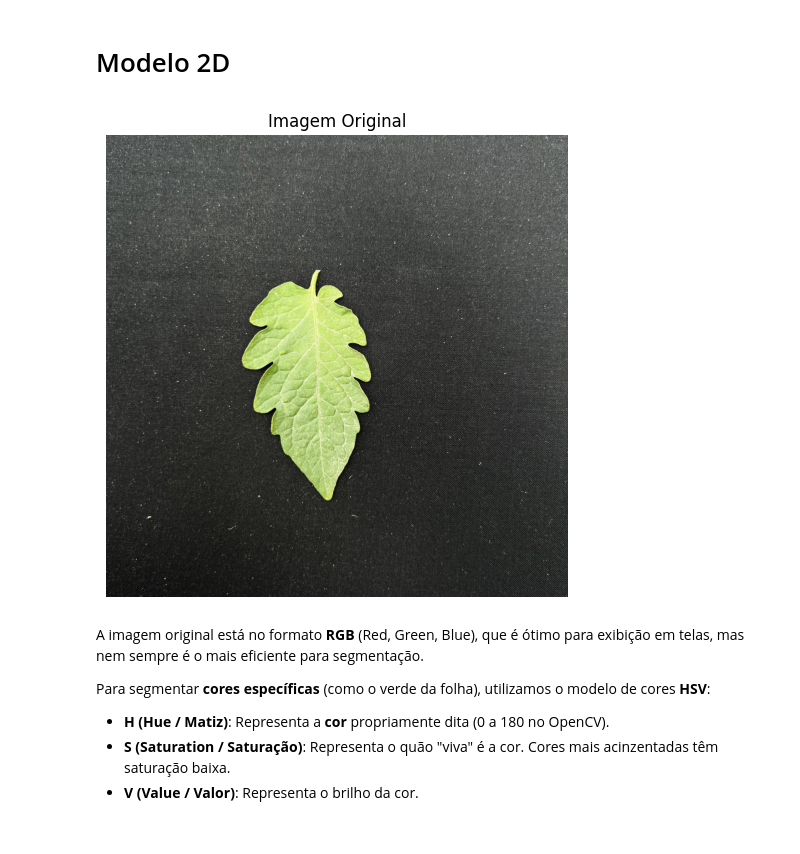
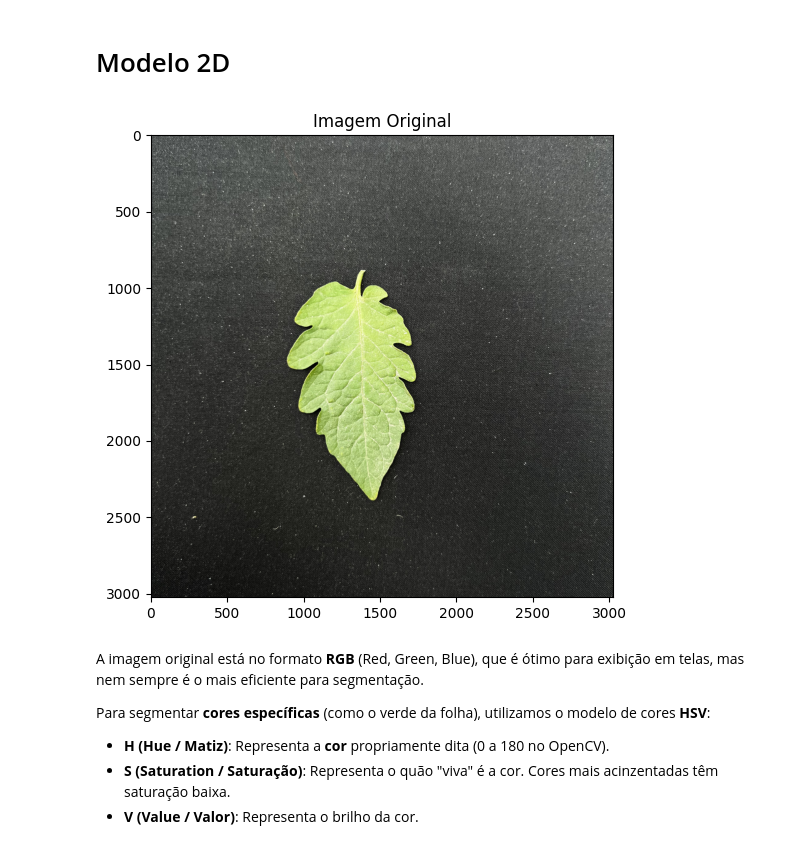
Before and after one commit to mateuskrause/tp-aln, a Jupyter notebook: main.ipynb, the cells around one changed output. Cells and saved outputs as stored; diff of their text form; code cells hidden in the pictures.

```diff
--- a/main.ipynb
+++ b/main.ipynb
@@ -18,15 +18,14 @@ from mpl_toolkits.mplot3d import Axes3D
 # %%
 url = "https://raw.githubusercontent.com/mateuskrause/tp-aln/main/DATASET/exemplar_05.JPG"
 resp = requests.get(url)
 img = np.array(Image.open(BytesIO(resp.content)).convert("RGB"))
 
 plt.figure(figsize=(6, 6))
 plt.imshow(img)
 plt.title("Imagem Original")
-plt.axis('off')
 plt.show()
 # %% [output]
-[figure, old version]
+[figure, new version]
 # %% [markdown]
 A imagem original está no formato **RGB** (Red, Green, Blue), que é ótimo para exibição em telas, mas nem sempre é o mais eficiente para segmentação.
 
```
Also changed, not shown: parts of 10 cells of this notebook.
